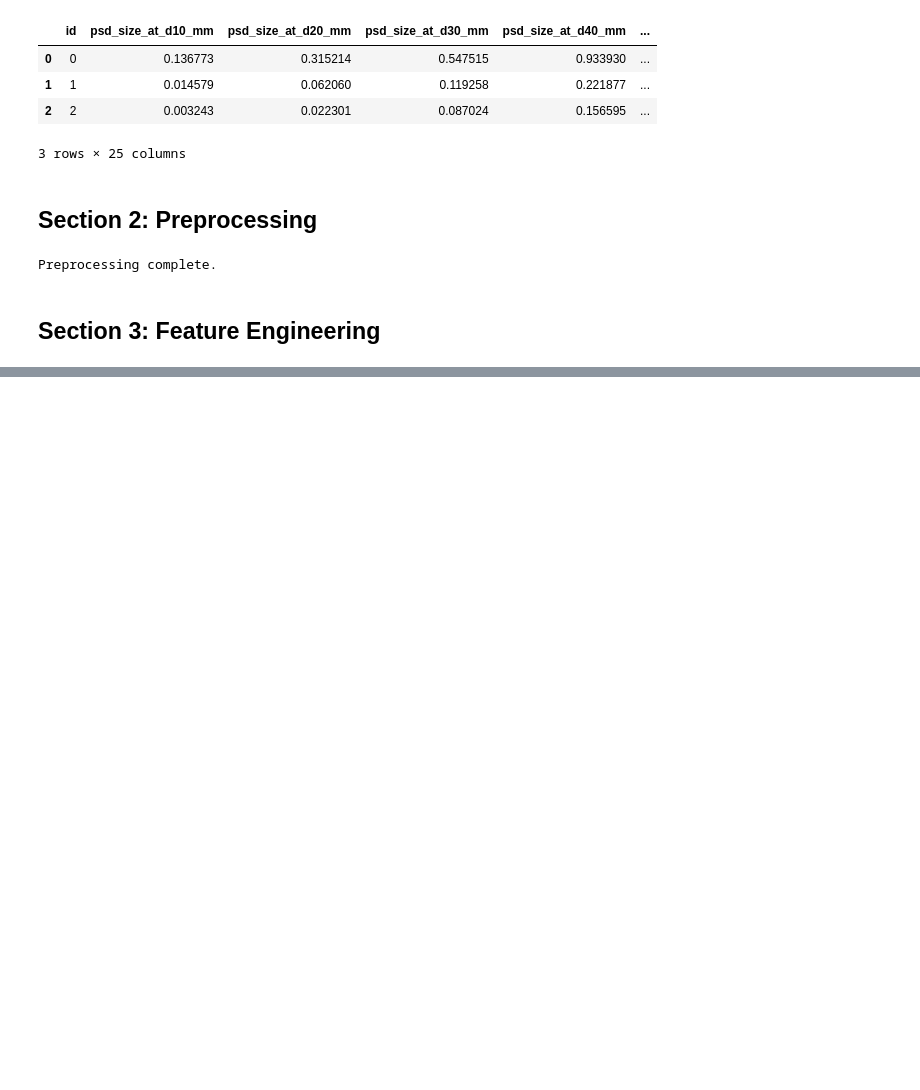
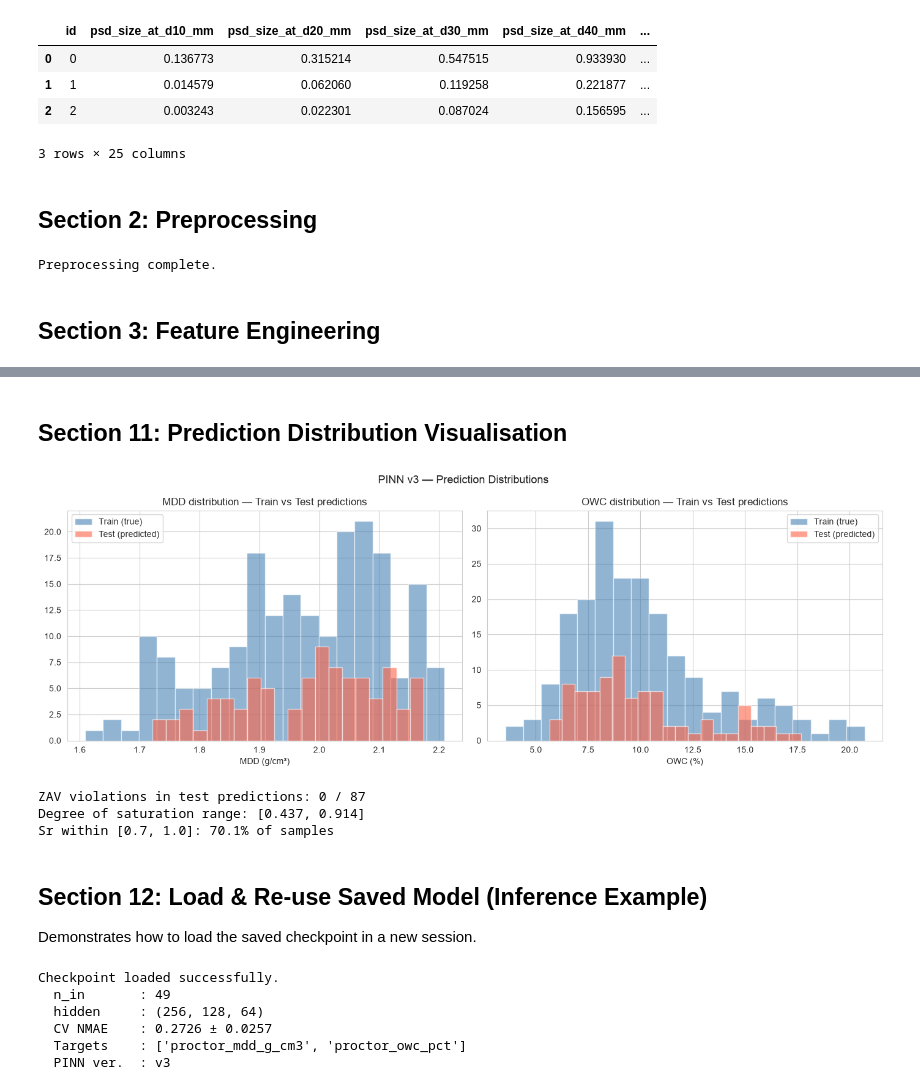
Before and after one commit to jkmathilda/proctor_prediction, a Jupyter notebook: scripts/claudev3.ipynb, the cells around one changed output, grey strips where cells are left out. Saved outputs shown, nothing was run; the diff lists cells and outputs as text; code cells hidden in the pictures; blank space fills up the shorter version.

```diff
--- a/scripts/claudev3.ipynb
+++ b/scripts/claudev3.ipynb
@@ -626,0 +600,67 @@ print('='*70)
+# %% [markdown]
+## Section 11: Prediction Distribution Visualisation
+# %%
+fig, axes = plt.subplots(1, 2, figsize=(14, 5))
+
+# MDD
+axes[0].hist(y_mdd, bins=20, alpha=0.6, label='Train (true)', color='steelblue')
+axes[0].hist(pred_mdd_ens, bins=20, alpha=0.6, label='Test (predicted)', color='tomato')
+axes[0].set_title('MDD distribution — Train vs Test predictions')
+axes[0].set_xlabel('MDD (g/cm³)')
+axes[0].legend()
+
+# OWC
+axes[1].hist(y_owc, bins=20, alpha=0.6, label='Train (true)', color='steelblue')
+axes[1].hist(pred_owc_ens, bins=20, alpha=0.6, label='Test (predicted)', color='tomato')
+axes[1].set_title('OWC distribution — Train vs Test predictions')
+axes[1].set_xlabel('OWC (%)')
+axes[1].legend()
+
+plt.suptitle('PINN v3 — Prediction Distributions', fontsize=13)
+plt.tight_layout()
+plt.show()
+
+# Saturation check: verify ZAV constraint is satisfied
+rho_zav = rho_s_test / (1.0 + (pred_owc_ens / 100.0) * rho_s_test / RHO_W)
+n_violations = np.sum(pred_mdd_ens > rho_zav)
+print(f'ZAV violations in test predictions: {n_violations} / {len(pred_mdd_ens)}')
+
+# Degree of saturation check
+e_test  = rho_s_test / pred_mdd_ens - 1
+Sr_test = (pred_owc_ens / 100.0 * rho_s_test) / (e_test * RHO_W)
+print(f'Degree of saturation range: [{Sr_test.min():.3f}, {Sr_test.max():.3f}]')
+print(f'Sr within [0.7, 1.0]: {np.mean((Sr_test >= 0.7) & (Sr_test <= 1.0))*100:.1f}% of samples')
+# %% [output]
+[figure, added]
+ZAV violations in test predictions: 0 / 87
+Degree of saturation range: [0.437, 0.914]
+Sr within [0.7, 1.0]: 70.1% of samples
+# %% [markdown]
+## Section 12: Load & Re-use Saved Model (Inference Example)
+
+Demonstrates how to load the saved checkpoint in a new session.
+# %%
+def load_pinn_v3(model_path, device='cpu'):
+    """Load a saved v3 PINN checkpoint and return (model, ckpt)."""
+    ckpt  = torch.load(model_path, map_location=device, weights_only=False)
+    model = ProctorPINN(ckpt['n_in'], hidden=ckpt['hidden'], p_drop=ckpt['dropout'])
+    model.load_state_dict(ckpt['state_dict'])
+    model.to(device).eval()
+    return model, ckpt
+
+
+# Quick round-trip check
+loaded_model, loaded_ckpt = load_pinn_v3(MODEL_PATH)
+print('Checkpoint loaded successfully.')
+print(f'  n_in       : {loaded_ckpt["n_in"]}')
+print(f'  hidden     : {loaded_ckpt["hidden"]}')
+print(f'  CV NMAE    : {loaded_ckpt["cv_nmae_mean"]:.4f} ± {loaded_ckpt["cv_nmae_std"]:.4f}')
+print(f'  Targets    : {loaded_ckpt["targets"]}')
+print(f'  PINN ver.  : {loaded_ckpt["pinn_version"]}')
+# %% [output]
+Checkpoint loaded successfully.
+  n_in       : 49
+  hidden     : (256, 128, 64)
+  CV NMAE    : 0.2726 ± 0.0257
+  Targets    : ['proctor_mdd_g_cm3', 'proctor_owc_pct']
+  PINN ver.  : v3
```
Also changed, not shown: parts of 51 cells of this notebook, 7 other files.
